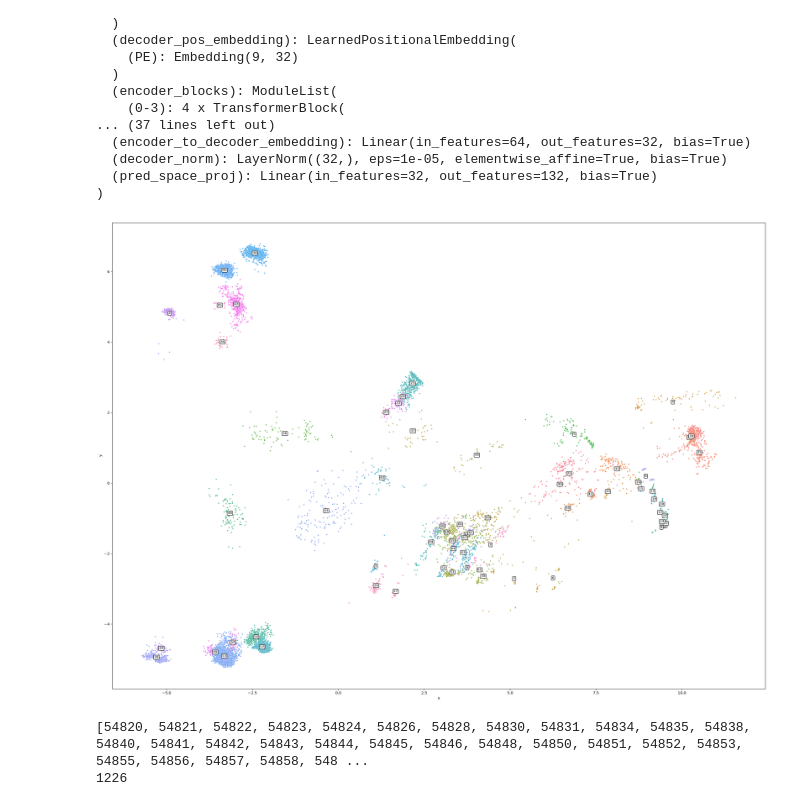
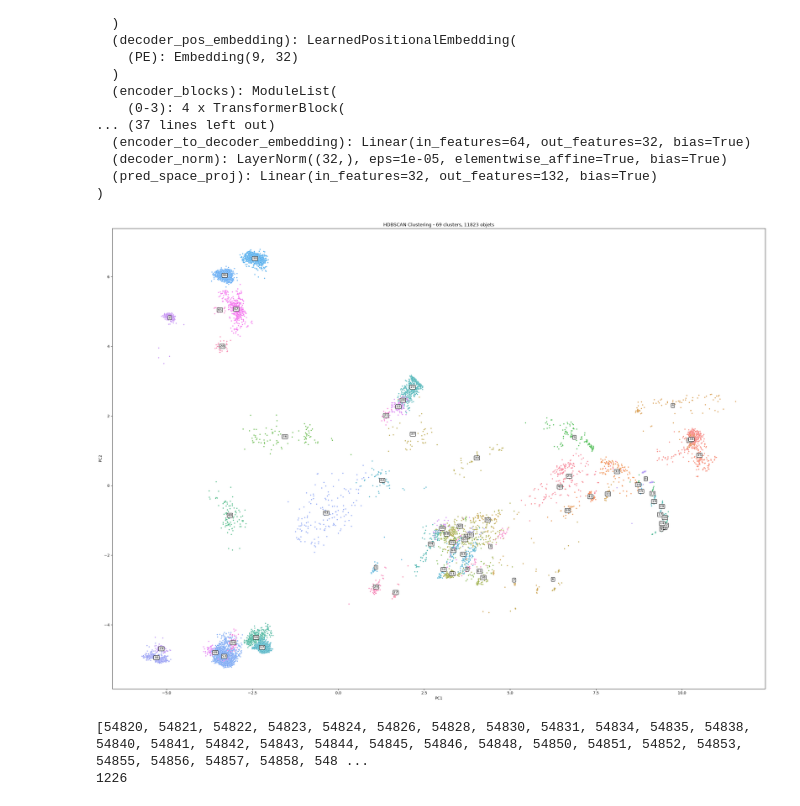
Before and after one commit to etiennechevrolat/ssa-analysis, a Jupyter notebook: src/viz/clustering_leo.ipynb, the cells around one changed output. Cells and saved outputs as stored; diff of their text form; code cells hidden in the pictures.

Commit message:
analyzing clustering with encoder representation

```diff
--- a/src/viz/clustering_leo.ipynb
+++ b/src/viz/clustering_leo.ipynb
@@ -106,6 +106,7 @@ import matplotlib.pyplot as plt
 import seaborn as sns
 import pandas as pd
 
+## on retire les objets non clusterisés
 mask = labels != -1
 X_clean = X_scaled[mask]
 labels_clean= labels[mask]
@@ -121,35 +122,39 @@ def viz_3d_on_clusters(X, labels):
     fig = plt.figure(figsize= (10,10))
     ax = fig.add_subplot(projection='3d')
 
     scatter = ax.scatter(X_3d[:,0], X_3d[:,1] , X_3d[:,2], c=labels, cmap='tab10', s=5, alpha=0.8)
     ax.legend(*scatter.legend_elements(), title='cluster')
     ax.view_init(elev=0, azim=110)
 
     plt.tight_layout()
     plt.show()
 
-def viz_2d_on_clusters(X, labels):
+def viz_2d_on_clusters(X, labels, min_cluster_size = 20, min_samples=15):
     """X is a (14 993, 64) ndarray of already scaled vectors, we reduce the dimension from 64 to 2 with principal components analysis, and show the clusters
     """
     pca = PCA(n_components=2)
     X_2d = pca.fit_transform(X)
     df = pd.DataFrame({'x' : X_2d[:,0], 'y' : X_2d[:,1], 'cluster' : labels.astype(str)})
 
     fig, ax = plt.subplots(figsize=(25,18))
 
     sns.scatterplot(data=df , x='x',y='y',hue='cluster', palette='husl', s=10, alpha=0.9, legend=False, ax=ax)
 
     for cluster_id, group in df.groupby('cluster'):
         cx,cy = group['x'].mean(), group['y'].mean()
         ax.annotate(str(cluster_id), (cx,cy), fontsize=8, fontweight='bold', ha='center', va='center', bbox=dict(boxstyle='round,pad=0.2' , fc ='white', ec='black'), alpha = 0.75)
 
+    ax.set_title(f"HDBSCAN Clustering - {len(set(labels))} clusters, {len(labels)} objets - min_cluster_size = {min_cluster_size}, min_samples = {min_samples}")
+    ax.set_xlabel("PC1")
+    ax.set_ylabel("PC2")
+
     plt.tight_layout()
     plt.show()
 
 
 viz_2d_on_clusters(X_clean, labels_clean)
 # %% [output]
-[figure, old version]
+[figure, new version]
 # %%
 
 ## il s'avère que le cluster 38 est composé de Starlink 548xx à 587xx
```
Also changed, not shown: parts of 4 cells of this notebook, 3 other files.
